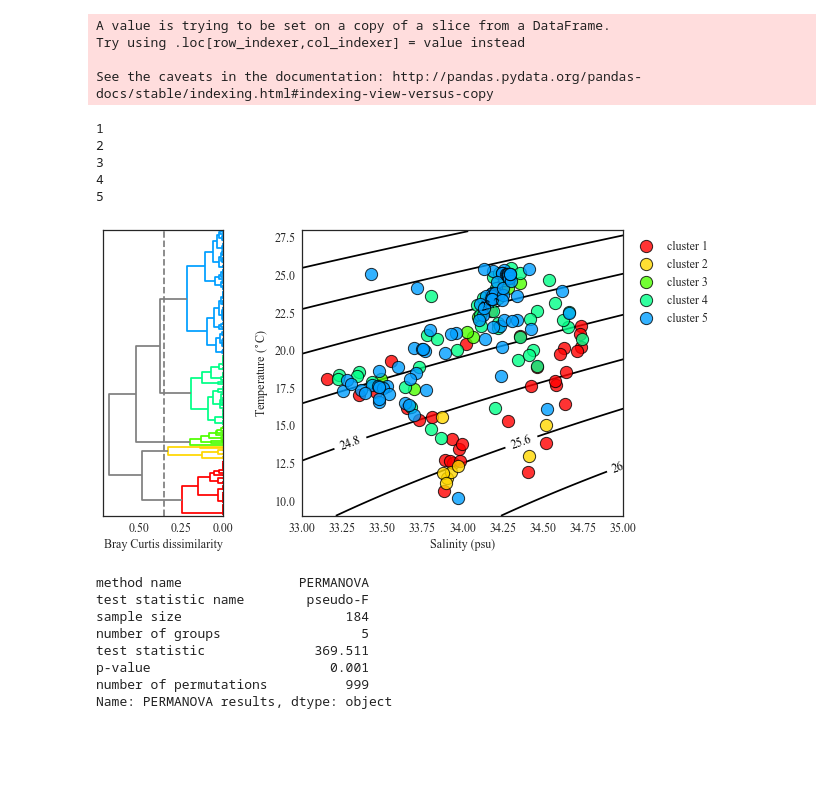
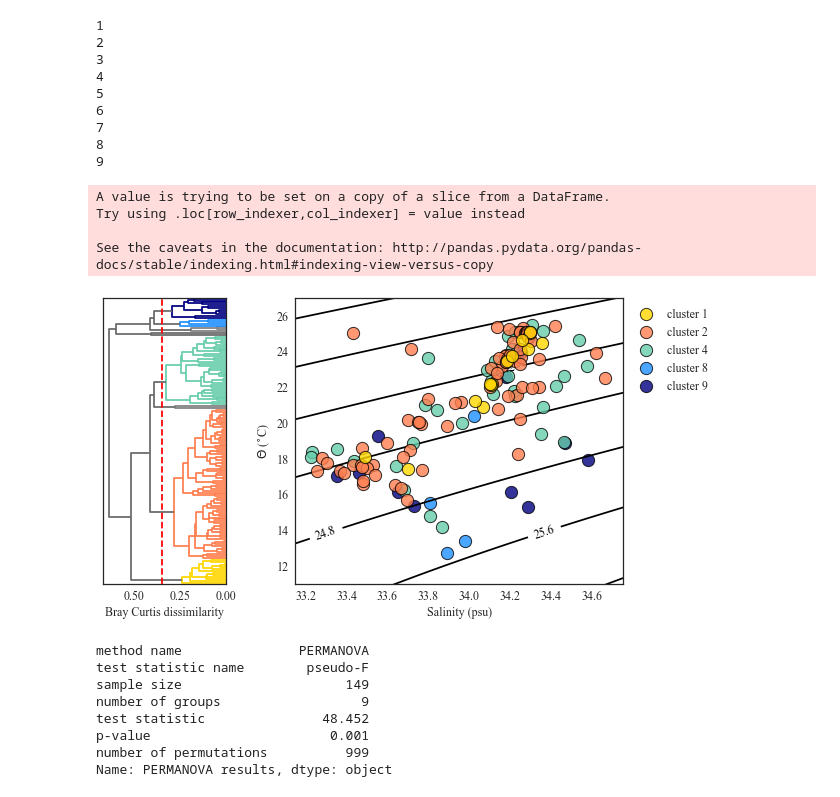
Before and after one commit to sophieclayton/kuroshio_chapter, a Jupyter notebook: phyto_clustering.ipynb, the cells around one changed output. Cells and saved outputs as stored; diff of their text form; code cells hidden in the pictures; blank space fills up the shorter version.

```diff
--- a/phyto_clustering.ipynb
+++ b/phyto_clustering.ipynb
@@ -75,13 +63,18 @@ http://pandas.pydata.org/pandas-docs/stable/indexing.html#deprecate-loc-reindex-
 from skbio.diversity.beta import pw_distances
 
 # subset
-sub = phyto[['Oscillatoriaceae', u'Cryptophytes', u'Haptophytes', u'Euglenophytes',
-       u'Prasinophytes', u'Diatoms', u'Dinoflagellates']]
-# print sub.columns
+# sub = phyto[['Oscillatoriaceae', u'Cryptophytes', u'Haptophytes', u'Euglenophytes',
+#        u'Prasinophytes', u'Diatoms', u'Dinoflagellates']]
+
+sub = phyto[[u'Haptophytes', u'Diatoms', u'Dinoflagellates']]
+print sub.columns
 
 # or exclude everything but dinos and diatoms
 ids = sub.columns
-counts = sub.iloc[0:, 2:-4]
+counts = sub.iloc[0:,:]
+
 stations = sub.index
-# print ids
+print ids
 bc_dm = pw_distances(counts, stations, metric = "braycurtis")
+
+print np.shape(bc_dm.data)
@@ -119,6 +115,8 @@ temp['cluster'] = clusters
 palette = plt.get_cmap('hsv', np.max(clusters)+3)
 colours = ['#%02x%02x%02x' % tuple(col * 255 for col in palette(i)[:3])
           for i in range(palette.N)]
+
+colours = ['gold', 'coral', 'grey', 'mediumaquamarine', 'grey','dodgerblue', 'navy']#, 'goldenrod', 'deeppink', 'limegreen']
 
 from matplotlib import gridspec
 
@@ -144,9 +142,9 @@ dend = hierarchy.dendrogram(
     labels=bc_dm.ids,
     orientation="left",
     color_threshold = crit_dist,
-    above_threshold_color='grey'
+    above_threshold_color='dimgrey'
 )
-ax1.axvline(crit_dist, linestyle = '--', color = 'grey')
+ax1.axvline(crit_dist, linestyle = '--', color = 'red')
 # ax1.set_xlim([0, 1])
 
 ax1.set_yticklabels([])
@@ -159,54 +157,62 @@ TT = np.arange(9, 28, 0.1)
 
 ss, tt = np.meshgrid(SS, TT, indexing='ij')
 
 den = sw.density_enthalpy_48.sigma0(ss, tt)
 
-ax2.set_xlim([33, 35])
-ax2.set_ylim([9, 28])
+ax2.set_xlim([33.15, 34.75])
+ax2.set_ylim([11, 27])
 
 cs = ax2.contour(ss, tt, den, [21.6, 22.4, 23.2, 24.0, 24.8, 25.6, 26.4], zorder = 0, colors = 'k', ew = 1)
 ax2.clabel(cs, inline=1, fontsize=nn, fmt='%3.1f')
 
 i = 0
-cc = colours
+cc = ['gold', 'coral', 'mediumaquamarine', 'dodgerblue', 'navy']
+
+aa = 5
 for c in range(1,np.max(clusters)+1):
     print c
     lab = 'cluster %d' %c
     ctemp = temp[temp['cluster'] == c]
-    cb = ax2.scatter(ctemp['S'].values, ctemp['theta'].values, s = 150,c= cc[i], marker = 'o',lw = 1, alpha = 0.8, edgecolor = 'k', label = lab)
-    i += 1
+    if len(ctemp)>3:
+        cb = ax2.scatter(ctemp['S'].values, ctemp['theta'].values, s = 150,c= cc[i], marker = 'o',lw = 1, alpha = 0.8, edgecolor = 'k', label = lab, zorder = aa)
+        i += 1
+    aa -= 1
 ax2.set_xlabel('Salinity (psu)', fontsize = nn)
-ax2.set_ylabel(r'Temperature ($^{\circ}$C)', fontsize = nn)
+ax2.set_ylabel(r'$\Theta$ ($^{\circ}$C)', fontsize = nn)
 
 ax2.tick_params(axis='both', which='major', labelsize = nn)
 ax2.tick_params(axis='both', which='minor', labelsize = nn)
 
 ax1.tick_params(axis='both', which='major', labelsize = nn)
 ax1.tick_params(axis='both', which='minor', labelsize = nn)
 
 ax2.legend(loc='upper left', bbox_to_anchor=(1,1), ncol=1, fontsize = 12)
 
 plt.show()
 fig1.savefig('../figures/Figure4.png',dpi = 300, bbox_inches='tight')
 
 from skbio.stats.distance import permanova
 print permanova(bc_dm, clusters, column=None, permutations=999)
 # %% [output]
-A value is trying to be set on a copy of a slice from a DataFrame.
-Try using .loc[row_indexer,col_indexer] = value instead
-
-See the caveats in the documentation: http://pandas.pydata.org/pandas-docs/stable/indexing.html#indexing-view-versus-copy
+1
+2
+3
+4
+5
+6
+7
+8
+9
-1
-2
-3
-4
-5
+A value is trying to be set on a copy of a slice from a DataFrame.
+Try using .loc[row_indexer,col_indexer] = value instead
+
+See the caveats in the documentation: http://pandas.pydata.org/pandas-docs/stable/indexing.html#indexing-view-versus-copy
-[figure, old version]
+[figure, new version]
 method name               PERMANOVA
 test statistic name        pseudo-F
-sample size                     184
-number of groups                  5
-test statistic              369.511
+sample size                     149
+number of groups                  9
+test statistic               48.452
 p-value                       0.001
 number of permutations          999
 Name: PERMANOVA results, dtype: object
```
Also changed, not shown: parts of 11 cells of this notebook, 3 other files.
